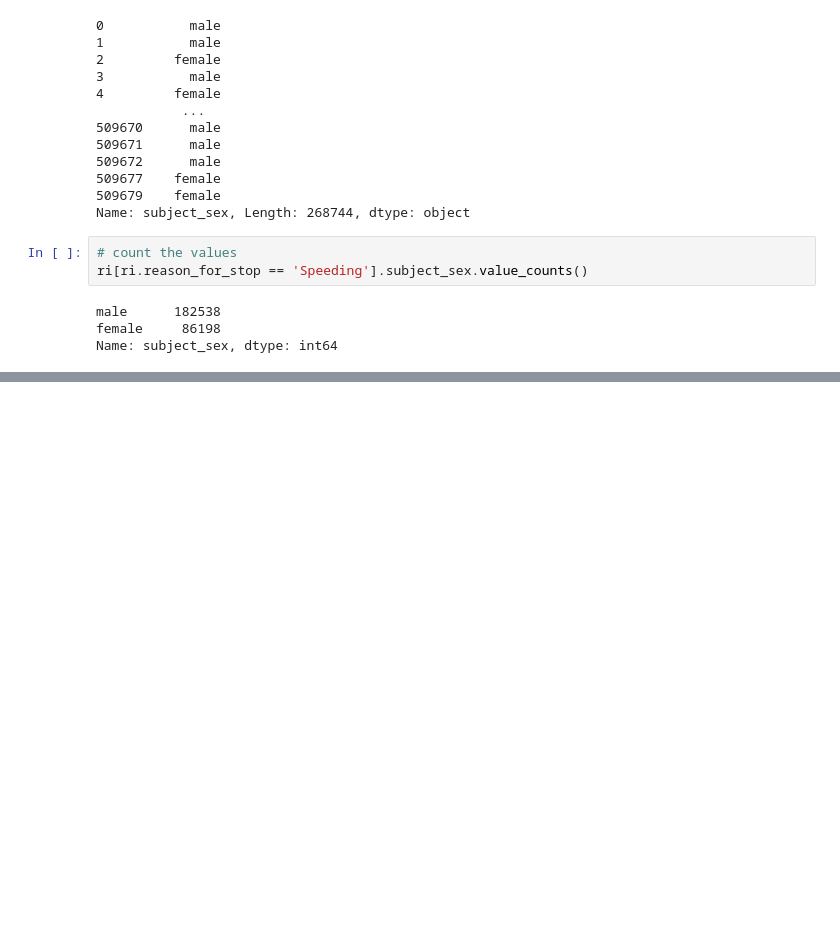
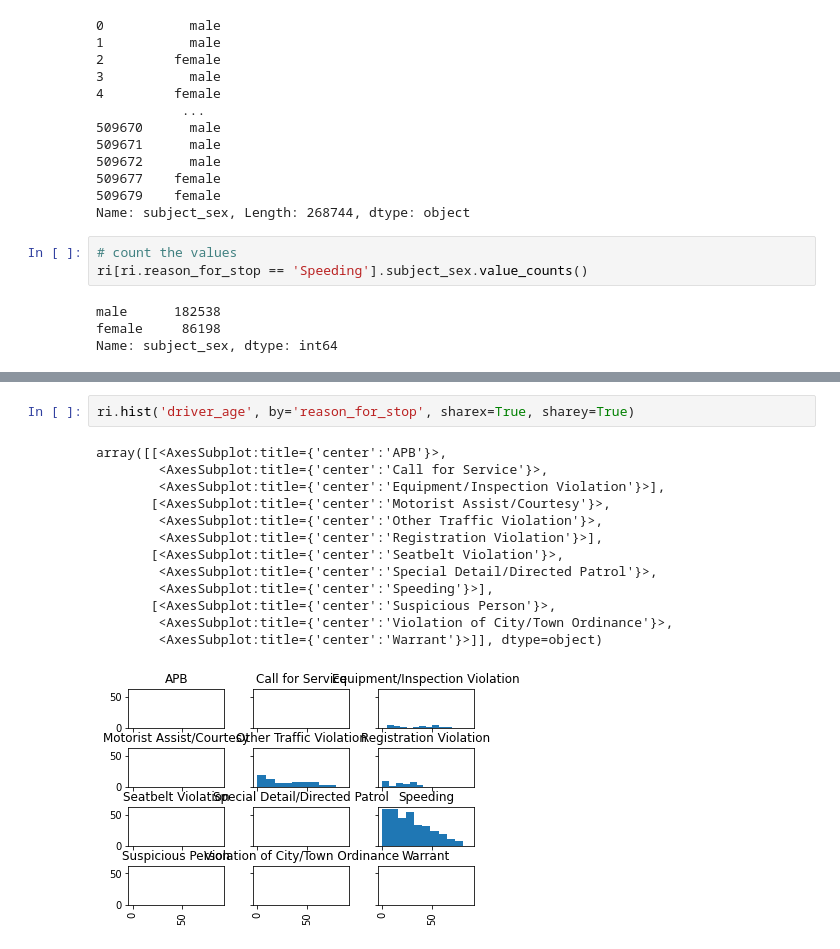
Before and after one commit to pablohe/iup-python-tutorial, a Jupyter notebook: iup.ipynb, the cells around one changed output, grey strips where cells are left out. Cells and saved outputs as stored; diff of their text form; blank space fills up the shorter version.

```diff
--- a/iup.ipynb
+++ b/iup.ipynb
@@ -410,0 +621,16 @@ Name: subject_sex, dtype: float64
+# %%
+ri.hist('driver_age', by='reason_for_stop', sharex=True, sharey=True)
+# %% [output]
+array([[<AxesSubplot:title={'center':'APB'}>,
+        <AxesSubplot:title={'center':'Call for Service'}>,
+        <AxesSubplot:title={'center':'Equipment/Inspection Violation'}>],
+       [<AxesSubplot:title={'center':'Motorist Assist/Courtesy'}>,
+        <AxesSubplot:title={'center':'Other Traffic Violation'}>,
+        <AxesSubplot:title={'center':'Registration Violation'}>],
+       [<AxesSubplot:title={'center':'Seatbelt Violation'}>,
+        <AxesSubplot:title={'center':'Special Detail/Directed Patrol'}>,
+        <AxesSubplot:title={'center':'Speeding'}>],
+       [<AxesSubplot:title={'center':'Suspicious Person'}>,
+        <AxesSubplot:title={'center':'Violation of City/Town Ordinance'}>,
+        <AxesSubplot:title={'center':'Warrant'}>]], dtype=object)
+[figure, added]
```
Also changed, not shown: parts of 55 cells of this notebook, 1 other file.
